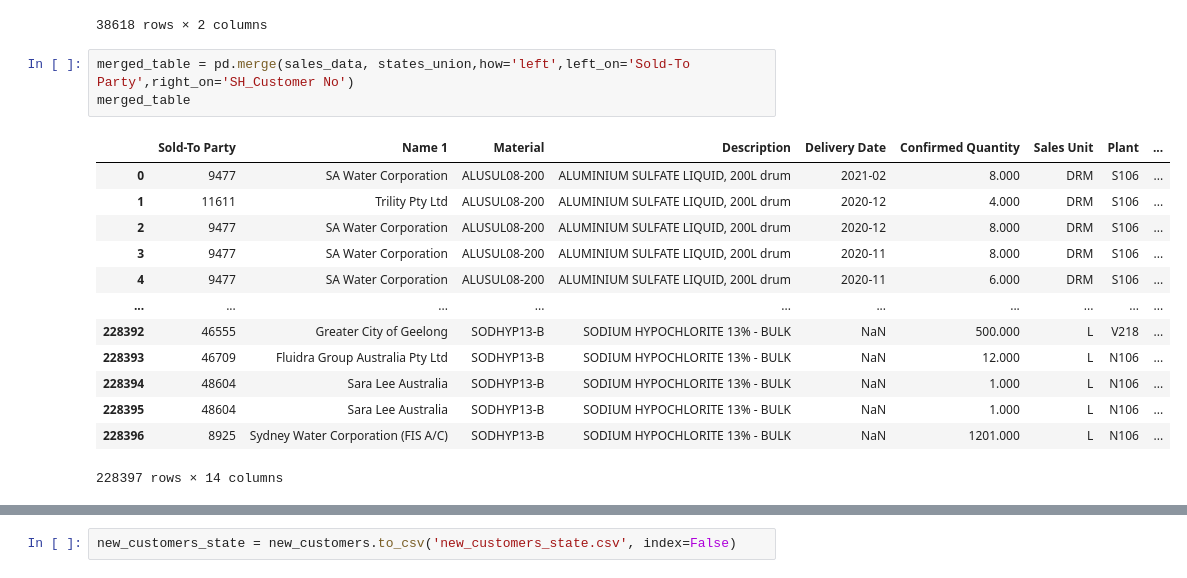
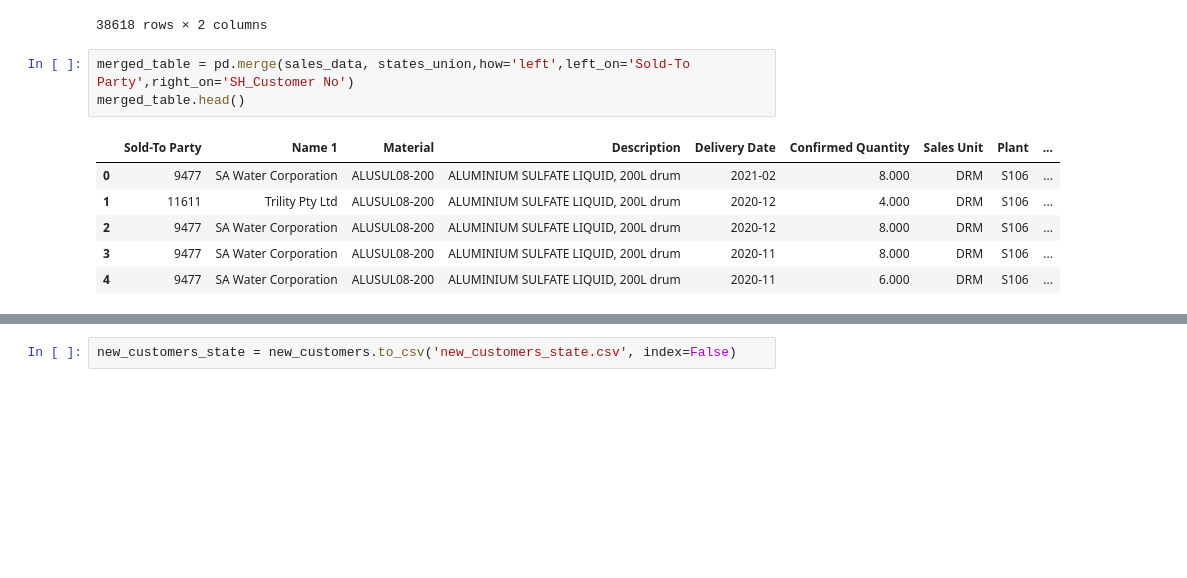
Before and after one commit to yahaod/DS-Project-Group-19, a Jupyter notebook: preprocessing.ipynb, the cells around one changed output, grey strips where cells are left out. Saved outputs shown, nothing was run; the diff lists cells and outputs as text; blank space fills up the shorter version.

```diff
--- a/preprocessing.ipynb
+++ b/preprocessing.ipynb
@@ -206,18 +206,11 @@ states_union
 38618 rows × 2 columns
 # %%
 merged_table = pd.merge(sales_data, states_union,how='left',left_on='Sold-To Party',right_on='SH_Customer No')
-merged_table
+merged_table.head()
 # %% [output]
 |  | Sold-To Party | Name 1 | Material | Description | Delivery Date | Confirmed Quantity | Sales Unit | Plant | ... |
 | 0 | 9477 | SA Water Corporation | ALUSUL08-200 | ALUMINIUM SULFATE LIQUID, 200L drum | 2021-02 | 8.000 | DRM | S106 | ... |
 | 1 | 11611 | Trility Pty Ltd | ALUSUL08-200 | ALUMINIUM SULFATE LIQUID, 200L drum | 2020-12 | 4.000 | DRM | S106 | ... |
 | 2 | 9477 | SA Water Corporation | ALUSUL08-200 | ALUMINIUM SULFATE LIQUID, 200L drum | 2020-12 | 8.000 | DRM | S106 | ... |
 | 3 | 9477 | SA Water Corporation | ALUSUL08-200 | ALUMINIUM SULFATE LIQUID, 200L drum | 2020-11 | 8.000 | DRM | S106 | ... |
 | 4 | 9477 | SA Water Corporation | ALUSUL08-200 | ALUMINIUM SULFATE LIQUID, 200L drum | 2020-11 | 6.000 | DRM | S106 | ... |
-| ... | ... | ... | ... | ... | ... | ... | ... | ... | ... |
-| 228392 | 46555 | Greater City of Geelong | SODHYP13-B | SODIUM HYPOCHLORITE 13% - BULK | NaN | 500.000 | L | V218 | ... |
-| 228393 | 46709 | Fluidra Group Australia Pty Ltd | SODHYP13-B | SODIUM HYPOCHLORITE 13% - BULK | NaN | 12.000 | L | N106 | ... |
-| 228394 | 48604 | Sara Lee Australia | SODHYP13-B | SODIUM HYPOCHLORITE 13% - BULK | NaN | 1.000 | L | N106 | ... |
-| 228395 | 48604 | Sara Lee Australia | SODHYP13-B | SODIUM HYPOCHLORITE 13% - BULK | NaN | 1.000 | L | N106 | ... |
-| 228396 | 8925 | Sydney Water Corporation (FIS A/C) | SODHYP13-B | SODIUM HYPOCHLORITE 13% - BULK | NaN | 1201.000 | L | N106 | ... |
-228397 rows × 14 columns
```
Also changed, not shown: parts of 7 cells of this notebook, 3 other files.
